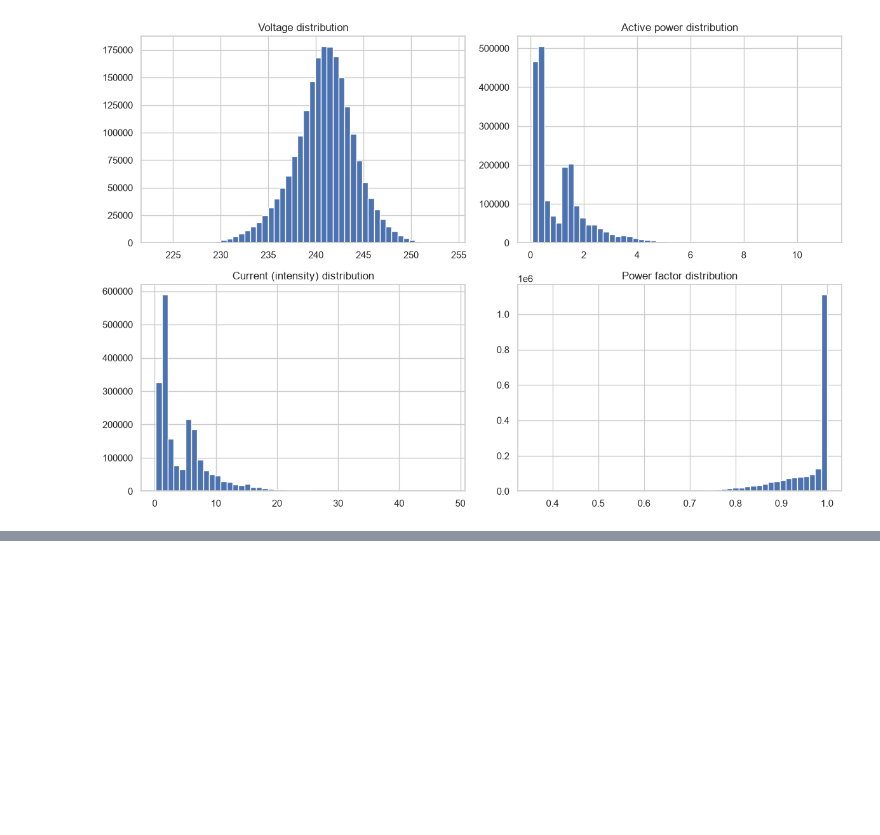
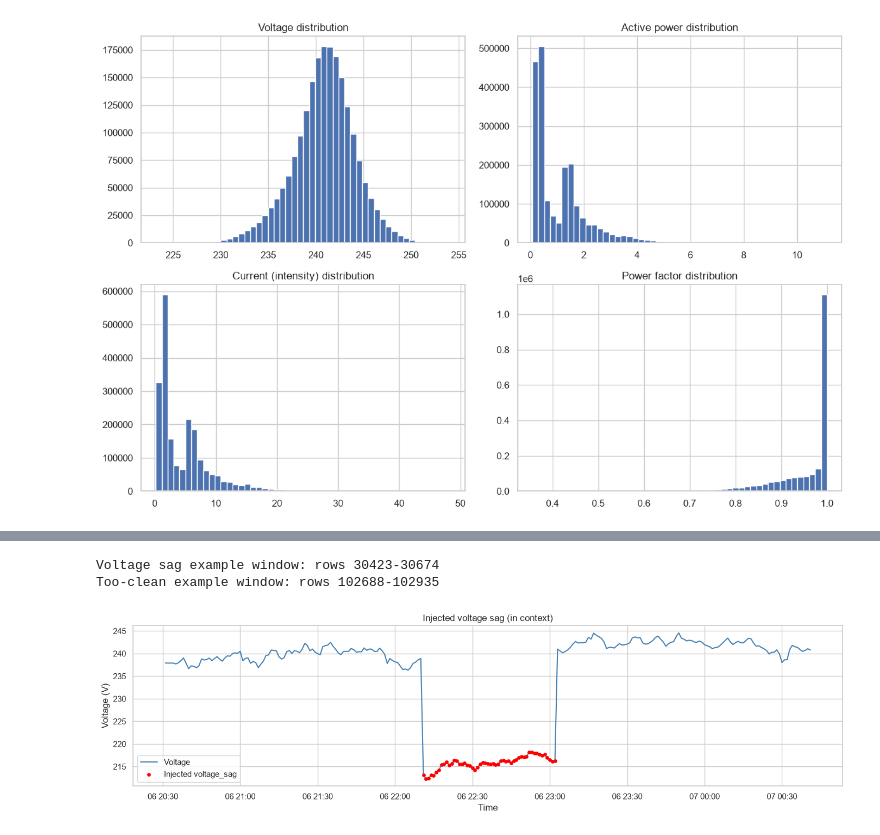
Before and after one commit to YasmineJaoua/energymind-tunisia, a Jupyter notebook: notebooks/01_eda.ipynb, the cells around one changed output, grey strips where cells are left out. Cells and saved outputs as stored; diff of their text form; code cells hidden in the pictures; blank space fills up the shorter version.

Commit message:
Add anomaly injection verification plots to EDA notebook

```diff
--- a/notebooks/01_eda.ipynb
+++ b/notebooks/01_eda.ipynb
@@ -92,0 +98,45 @@ plt.show()
+# %%
+labeled = pd.read_parquet("../data/processed/labeled_data.parquet")
+
+# Find the index ranges of one voltage_sag window and one too_clean window
+sag_idx = labeled[labeled["anomaly_type"] == "voltage_sag"].index
+clean_idx = labeled[labeled["anomaly_type"] == "too_clean"].index
+
+# Take just the first contiguous window of each (they're randomly scattered
+# across the dataset, so we group by consecutive index blocks)
+def first_window(idx_array, pad=100):
+    start = idx_array[0]
+    end = start
+    for i in idx_array[1:]:
+        if i == end + 1:
+            end = i
+        else:
+            break
+    return max(0, start - pad), min(len(labeled), end + pad)
+
+sag_start, sag_end = first_window(sag_idx)
+clean_start, clean_end = first_window(clean_idx)
+
+print(f"Voltage sag example window: rows {sag_start}-{sag_end}")
+print(f"Too-clean example window: rows {clean_start}-{clean_end}")
+# %% [output]
+Voltage sag example window: rows 30423-30674
+Too-clean example window: rows 102688-102935
+# %%
+segment = labeled.iloc[sag_start:sag_end]
+
+fig, ax = plt.subplots(figsize=(14, 4))
+normal_mask = segment["anomaly_type"] == "none"
+anomaly_mask = segment["anomaly_type"] == "voltage_sag"
+
+ax.plot(segment["timestamp"], segment["Voltage"], color="steelblue", label="Voltage")
+ax.scatter(segment.loc[anomaly_mask, "timestamp"], segment.loc[anomaly_mask, "Voltage"],
+           color="red", s=15, label="Injected voltage_sag", zorder=5)
+ax.set_title("Injected voltage sag (in context)")
+ax.set_xlabel("Time")
+ax.set_ylabel("Voltage (V)")
+ax.legend()
+plt.tight_layout()
+plt.show()
+# %% [output]
+[figure, added]
```
Also changed, not shown: parts of 2 cells of this notebook.
